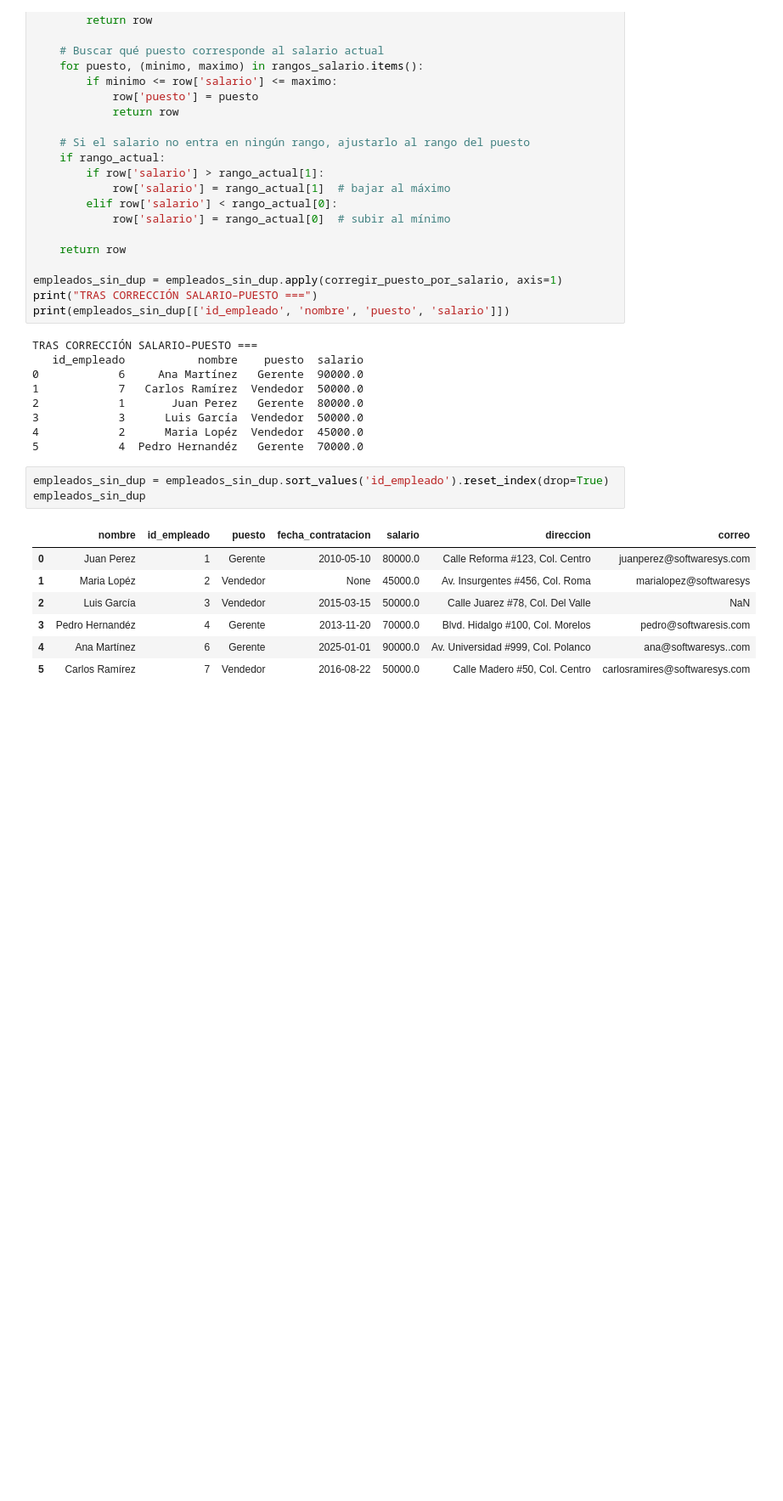
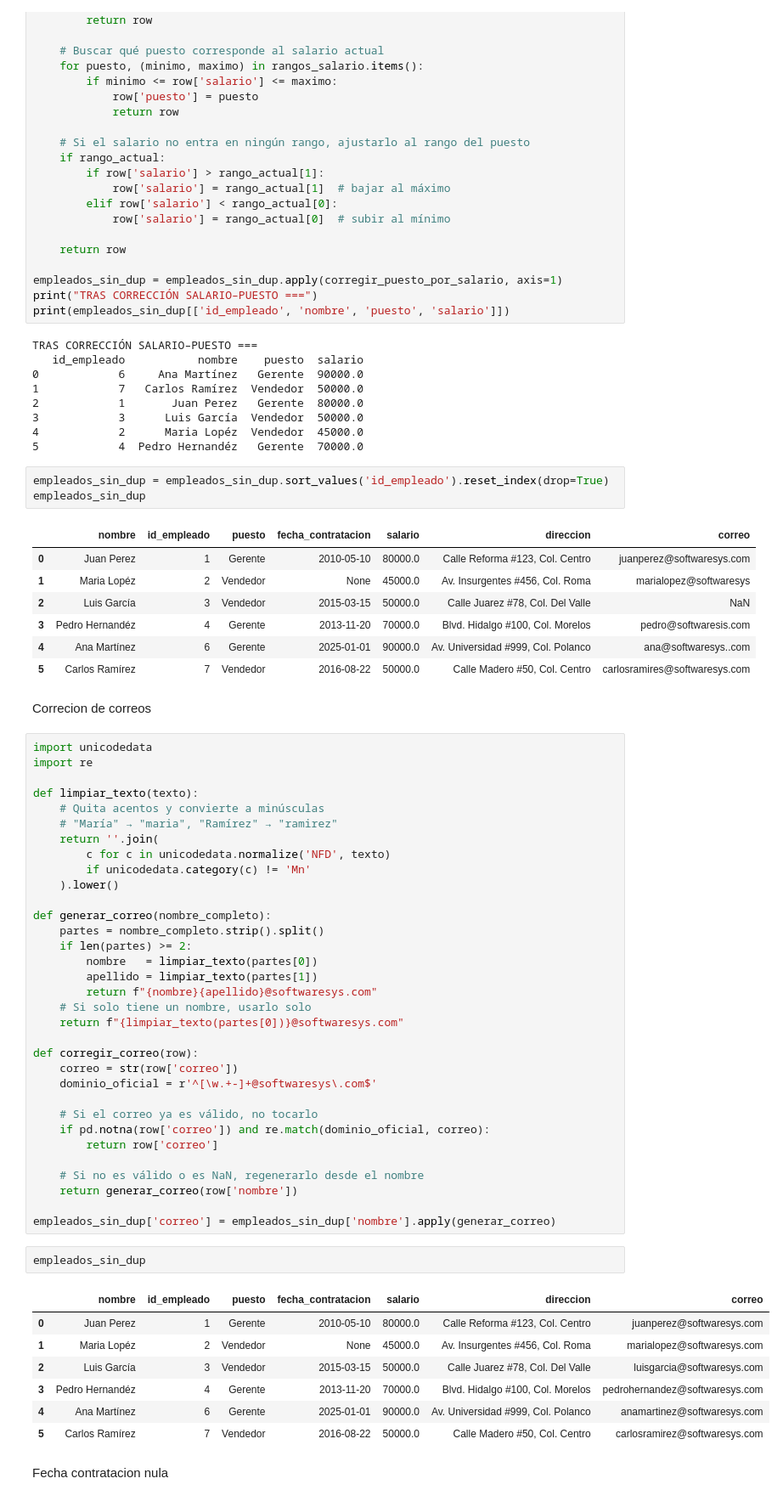
Before and after one commit to JonathanAlbertoBarrera/LimpiezaDatosPandas, a Jupyter notebook: 1-PracticaCalidadDatos/1_PracticaDatosNotebook.ipynb, the cells around one changed output. Shown at 85% size. Saved outputs shown, nothing was run; the diff lists cells and outputs as text; blank space fills up the shorter version.

Commit message:
[ADD] correcion correos, fecha contratacion nula, direccion incorrecta

```diff
--- a/1-PracticaCalidadDatos/1_PracticaDatosNotebook.ipynb
+++ b/1-PracticaCalidadDatos/1_PracticaDatosNotebook.ipynb
@@ -244,3 +246,50 @@ empleados_sin_dup
 | 3 | Pedro Hernandéz | 4 | Gerente | 2013-11-20 | 70000.0 | Blvd. Hidalgo #100, Col. Morelos | pedro@softwaresis.com |
 | 4 | Ana Martínez | 6 | Gerente | 2025-01-01 | 90000.0 | Av. Universidad #999, Col. Polanco | ana@softwaresys..com |
 | 5 | Carlos Ramírez | 7 | Vendedor | 2016-08-22 | 50000.0 | Calle Madero #50, Col. Centro | carlosramires@softwaresys.com |
+# %% [markdown]
+Correcion de correos
+# %%
+import unicodedata
+import re
+
+def limpiar_texto(texto):
+    # Quita acentos y convierte a minúsculas
+    # "María" → "maria", "Ramírez" → "ramirez"
+    return ''.join(
+        c for c in unicodedata.normalize('NFD', texto)
+        if unicodedata.category(c) != 'Mn'
+    ).lower()
+
+def generar_correo(nombre_completo):
+    partes = nombre_completo.strip().split()
+    if len(partes) >= 2:
+        nombre   = limpiar_texto(partes[0])
+        apellido = limpiar_texto(partes[1])
+        return f"{nombre}{apellido}@softwaresys.com"
+    # Si solo tiene un nombre, usarlo solo
+    return f"{limpiar_texto(partes[0])}@softwaresys.com"
+
+def corregir_correo(row):
+    correo = str(row['correo'])
+    dominio_oficial = r'^[\w.+-]+@softwaresys\.com$'
+
+    # Si el correo ya es válido, no tocarlo
+    if pd.notna(row['correo']) and re.match(dominio_oficial, correo):
+        return row['correo']
+
+    # Si no es válido o es NaN, regenerarlo desde el nombre
+    return generar_correo(row['nombre'])
+
+empleados_sin_dup['correo'] = empleados_sin_dup['nombre'].apply(generar_correo)
+# %%
+empleados_sin_dup
+# %% [output]
+|  | nombre | id_empleado | puesto | fecha_contratacion | salario | direccion | correo |
+| 0 | Juan Perez | 1 | Gerente | 2010-05-10 | 80000.0 | Calle Reforma #123, Col. Centro | juanperez@softwaresys.com |
+| 1 | Maria Lopéz | 2 | Vendedor | None | 45000.0 | Av. Insurgentes #456, Col. Roma | marialopez@softwaresys.com |
+| 2 | Luis García | 3 | Vendedor | 2015-03-15 | 50000.0 | Calle Juarez #78, Col. Del Valle | luisgarcia@softwaresys.com |
+| 3 | Pedro Hernandéz | 4 | Gerente | 2013-11-20 | 70000.0 | Blvd. Hidalgo #100, Col. Morelos | pedrohernandez@softwaresys.com |
+| 4 | Ana Martínez | 6 | Gerente | 2025-01-01 | 90000.0 | Av. Universidad #999, Col. Polanco | anamartinez@softwaresys.com |
+| 5 | Carlos Ramírez | 7 | Vendedor | 2016-08-22 | 50000.0 | Calle Madero #50, Col. Centro | carlosramirez@softwaresys.com |
+# %% [markdown]
+Fecha contratacion nula
```
Also changed, not shown: parts of 8 cells of this notebook.
